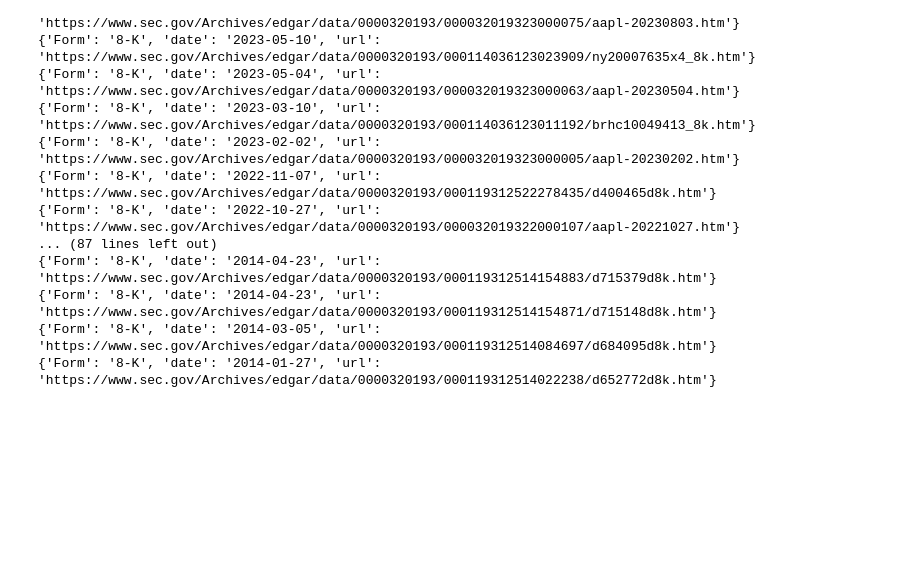
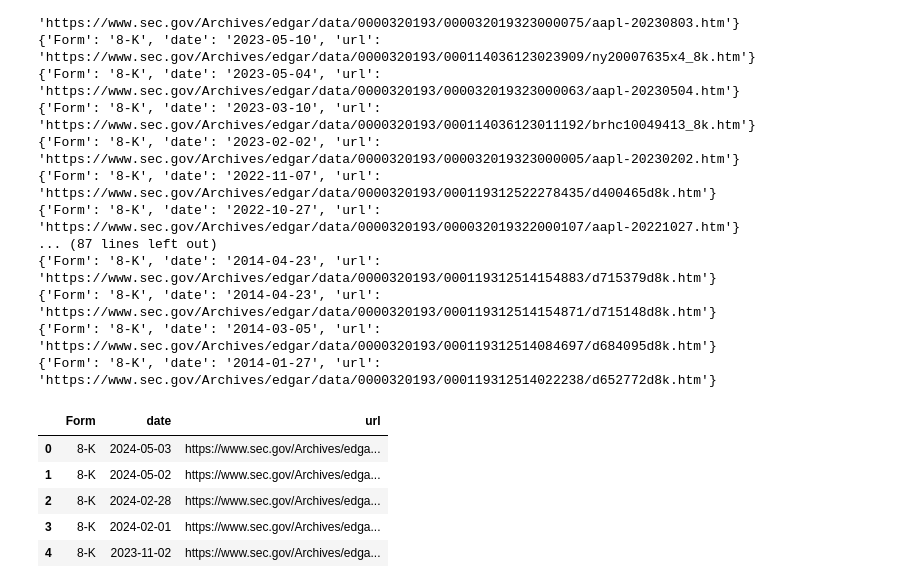
Before and after one commit to Anudeep28/Pytorch_Models, a Jupyter notebook: sec_edgar_code.ipynb, the cells around one changed output. Drawn from its saved outputs; the diff is of its cells as text; code cells hidden in the pictures; blank space fills up the shorter version.

```diff
--- a/sec_edgar_code.ipynb
+++ b/sec_edgar_code.ipynb
@@ -148,3 +148,14 @@ for transcript in transcripts:
 {'Form': '8-K', 'date': '2014-04-23', 'url': 'https://www.sec.gov/Archives/edgar/data/0000320193/000119312514154871/d715148d8k.htm'}
 {'Form': '8-K', 'date': '2014-03-05', 'url': 'https://www.sec.gov/Archives/edgar/data/0000320193/000119312514084697/d684095d8k.htm'}
 {'Form': '8-K', 'date': '2014-01-27', 'url': 'https://www.sec.gov/Archives/edgar/data/0000320193/000119312514022238/d652772d8k.htm'}
+# %%
+final_output = pd.DataFrame.from_dict(transcripts)
+# %%
+final_output.head()
+# %% [output]
+|  | Form | date | url |
+| 0 | 8-K | 2024-05-03 | https://www.sec.gov/Archives/edga... |
+| 1 | 8-K | 2024-05-02 | https://www.sec.gov/Archives/edga... |
+| 2 | 8-K | 2024-02-28 | https://www.sec.gov/Archives/edga... |
+| 3 | 8-K | 2024-02-01 | https://www.sec.gov/Archives/edga... |
+| 4 | 8-K | 2023-11-02 | https://www.sec.gov/Archives/edga... |
```
Also changed, not shown: parts of 1 cell of this notebook, 1 other file.
